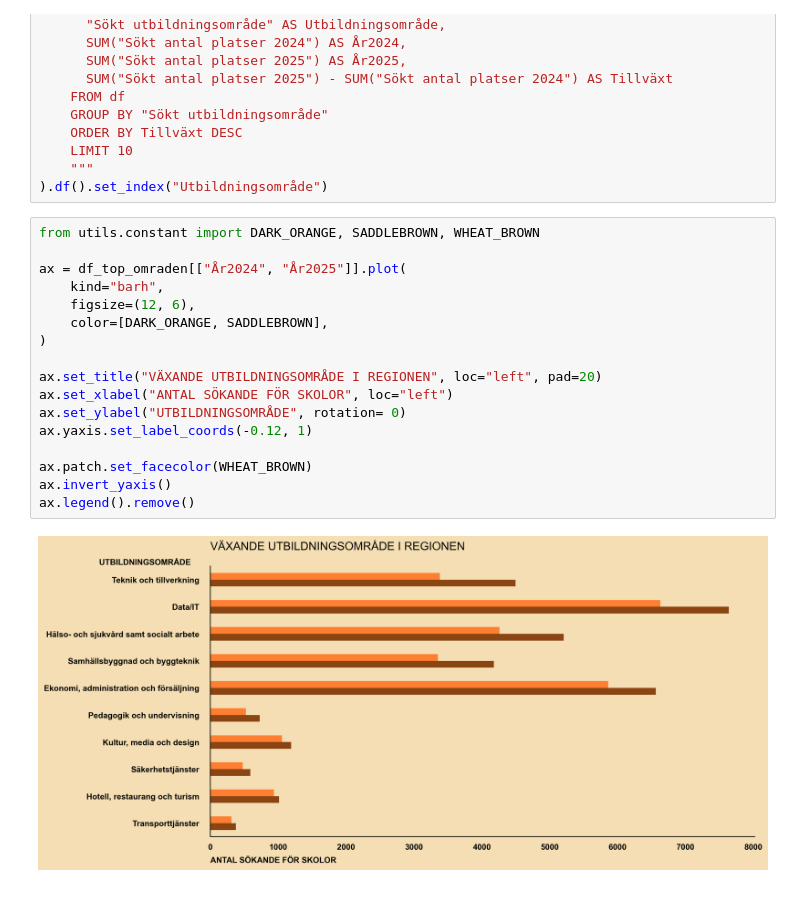
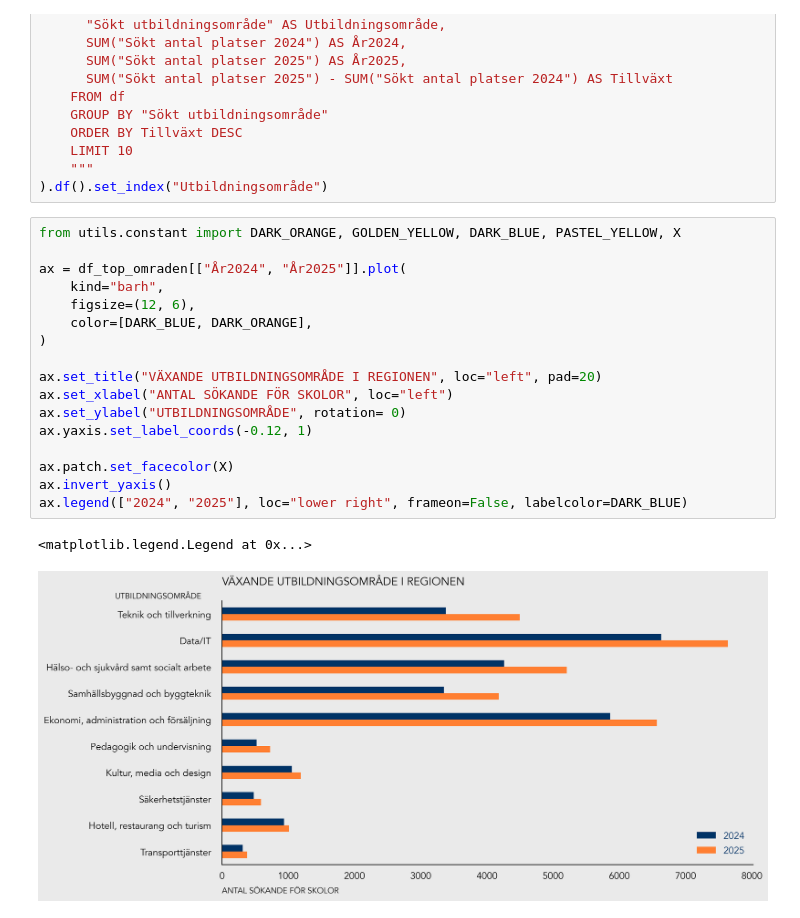
Before and after one commit to AlejandroHiroshima/Data_visualisation_grupp8, a Jupyter notebook: Story_telling/efrem_story_telling.ipynb, the cells around one changed output. Saved outputs shown, nothing was run; the diff lists cells and outputs as text.

```diff
--- a/Story_telling/efrem_story_telling.ipynb
+++ b/Story_telling/efrem_story_telling.ipynb
@@ -59,21 +64,22 @@ df_top_omraden = db.query(
     """
 ).df().set_index("Utbildningsområde")
 # %%
-from utils.constant import DARK_ORANGE, SADDLEBROWN, WHEAT_BROWN
+from utils.constant import DARK_ORANGE, GOLDEN_YELLOW, DARK_BLUE, PASTEL_YELLOW, X
 
 ax = df_top_omraden[["År2024", "År2025"]].plot(
     kind="barh",
     figsize=(12, 6),
-    color=[DARK_ORANGE, SADDLEBROWN],
+    color=[DARK_BLUE, DARK_ORANGE],
 )
 
 ax.set_title("VÄXANDE UTBILDNINGSOMRÅDE I REGIONEN", loc="left", pad=20)
 ax.set_xlabel("ANTAL SÖKANDE FÖR SKOLOR", loc="left")
 ax.set_ylabel("UTBILDNINGSOMRÅDE", rotation= 0)
 ax.yaxis.set_label_coords(-0.12, 1)
 
-ax.patch.set_facecolor(WHEAT_BROWN)
+ax.patch.set_facecolor(X)
 ax.invert_yaxis()
-ax.legend().remove()
+ax.legend(["2024", "2025"], loc="lower right", frameon=False, labelcolor=DARK_BLUE)
 # %% [output]
+<matplotlib.legend.Legend at 0x...>
-[figure, old version]
+[figure, new version]
```
Also changed, not shown: parts of 1 cell of this notebook, 8 other files.
